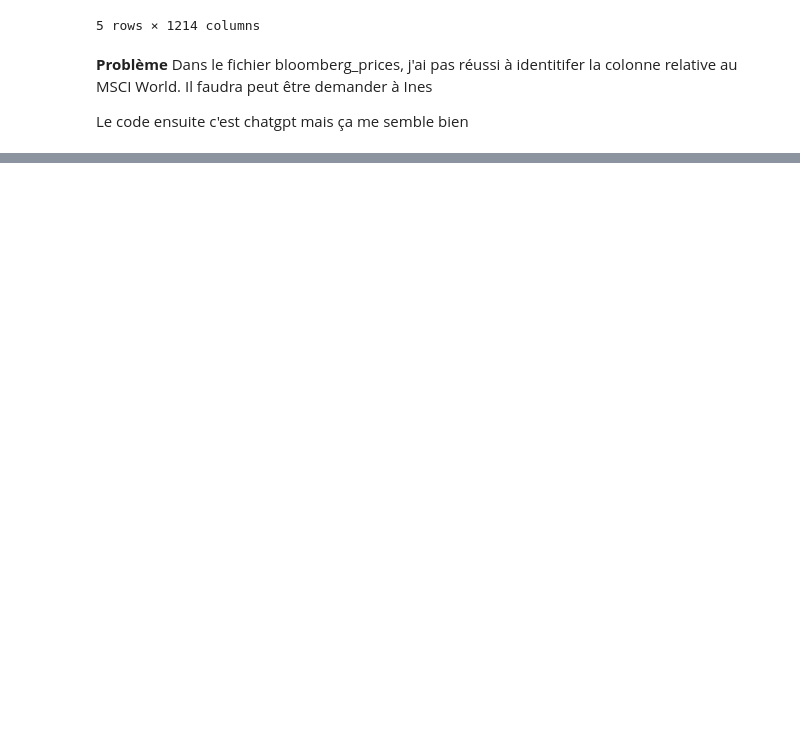
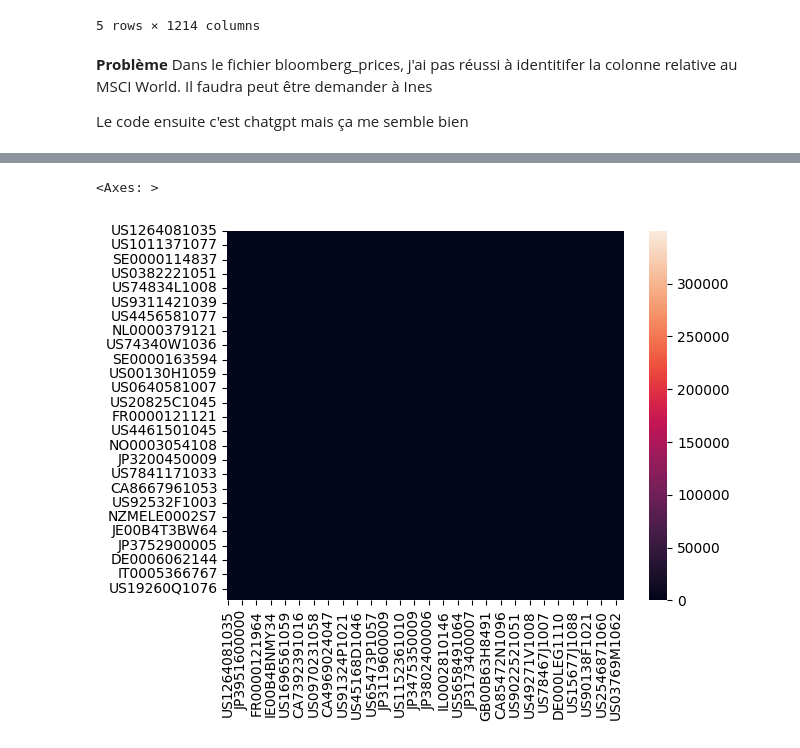
Before and after one commit to MoutetMaxime/net-zero-portfolio, a Jupyter notebook: code/test.ipynb, the cells around one changed output, grey strips where cells are left out. Cells and saved outputs as stored; diff of their text form; code cells hidden in the pictures; blank space fills up the shorter version.

Commit message:
display cov matrix

```diff
--- a/code/test.ipynb
+++ b/code/test.ipynb
@@ -154,0 +177,7 @@ print(cov_matrix_sigma)
+# %%
+import seaborn as sns
+
+sns.heatmap(cov_matrix)
+# %% [output]
+<Axes: >
+[figure, added]
```
Also changed, not shown: parts of 3 cells of this notebook.
